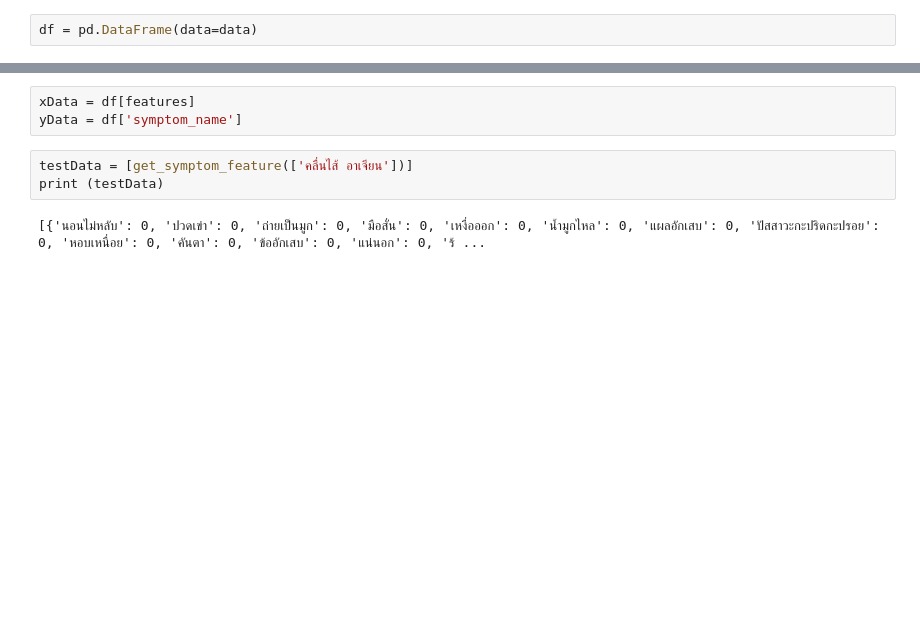
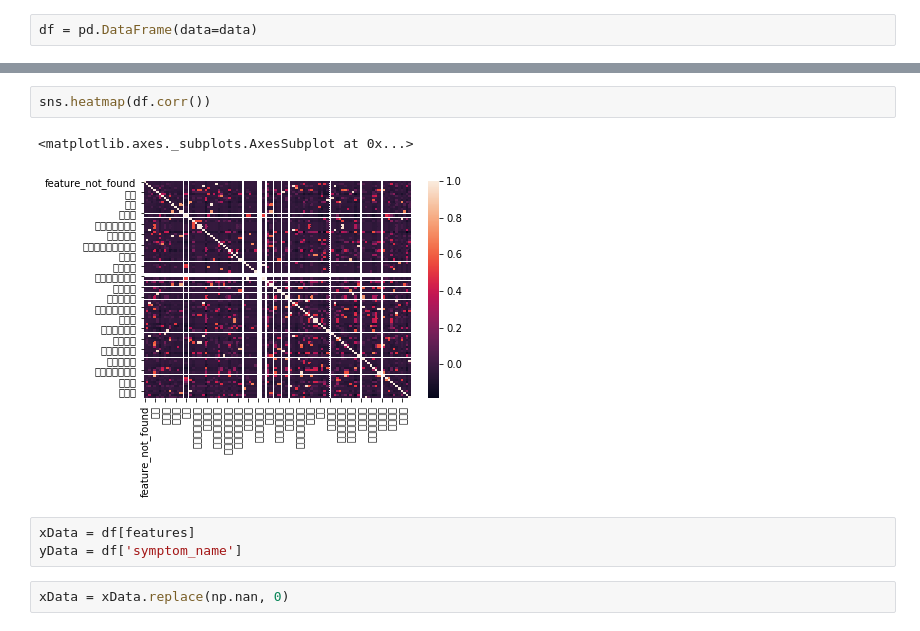
Before and after one commit to icooker811/symptom-recommendation-notebook, a Jupyter notebook: symptom-classifier.ipynb, the cells around one changed output, grey strips where cells are left out. Saved outputs shown, nothing was run; the diff lists cells and outputs as text; blank space fills up the shorter version.

```diff
--- a/symptom-classifier.ipynb
+++ b/symptom-classifier.ipynb
@@ -211,8 +217,10 @@ df[df['feature_not_found']==1]
+# %%
+sns.heatmap(df.corr())
+# %% [output]
+<matplotlib.axes._subplots.AxesSubplot at 0x...>
+[figure, added]
 # %%
 xData = df[features]
 yData = df['symptom_name']
-# %%
-testData = [get_symptom_feature(['คลื่นไส้ อาเจียน'])]
-print (testData)
-# %% [output]
-[{'นอนไม่หลับ': 0, 'ปวดเข่า': 0, 'ถ่ายเป็นมูก': 0, 'มือสั่น': 0, 'เหงื่อออก': 0, 'น้ำมูกไหล': 0, 'แผลอักเสบ': 0, 'ปัสสาวะกะปริดกะปรอย': 0, 'หอบเหนื่อย': 0, 'คันตา': 0, 'ข้ออักเสบ': 0, 'แน่นอก': 0, 'ร้ ...
+# %%
+xData = xData.replace(np.nan, 0)
```
Also changed, not shown: parts of 24 cells of this notebook.
